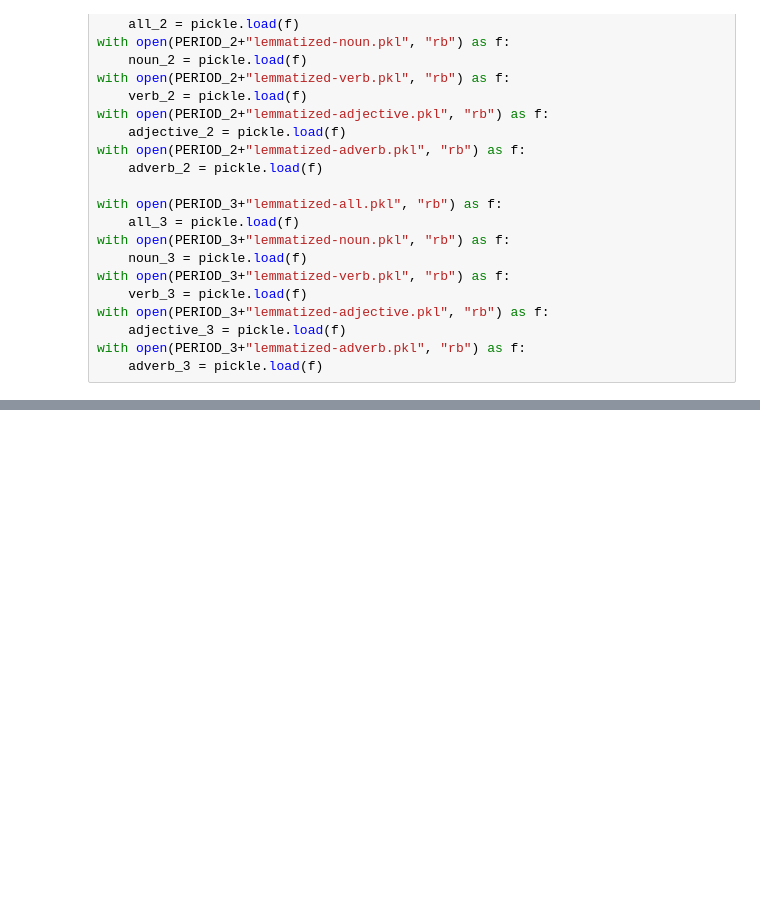
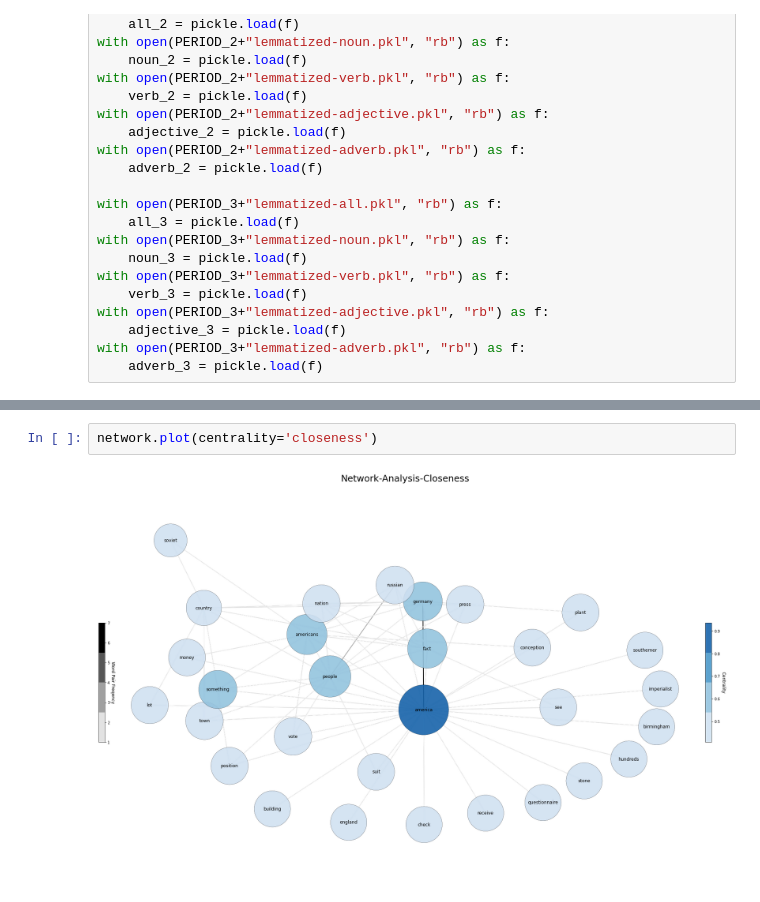
Before and after one commit to MartinusChoi/Text-Mining-Project, a Jupyter notebook: Semantic-Network-Analysis-ST.ipynb, the cells around one changed output, grey strips where cells are left out. Saved outputs shown, nothing was run; the diff lists cells and outputs as text; blank space fills up the shorter version.

```diff
--- a/Semantic-Network-Analysis-ST.ipynb
+++ b/Semantic-Network-Analysis-ST.ipynb
@@ -386,0 +71,4 @@ plt.show()
+# %%
+network.plot(centrality='closeness')
+# %% [output]
+[figure, added]
```
Also changed, not shown: parts of 30 cells of this notebook, 4 other files.
